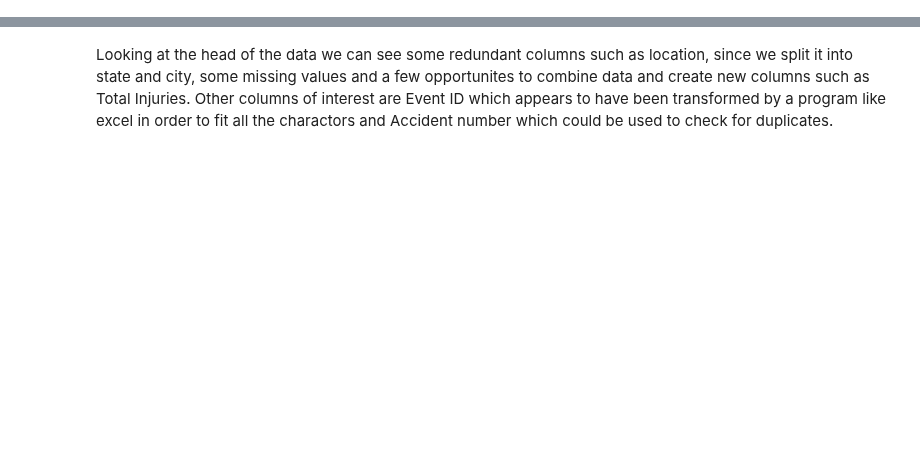
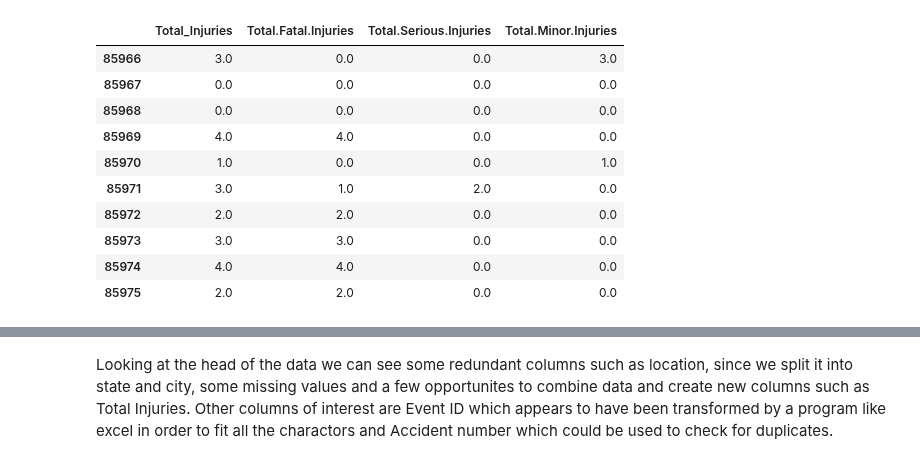
Before and after one commit to sajmera9/MachineLearning1, a Jupyter notebook: Lab 1 - Visualization and Preprocessing .ipynb, the cells around one changed output, grey strips where cells are left out. Saved outputs shown, nothing was run; the diff lists cells and outputs as text; code cells hidden in the pictures; blank space fills up the shorter version.

Commit message:
data cleanup completed

```diff
--- a/Lab 1 - Visualization and Preprocessing .ipynb
+++ b/Lab 1 - Visualization and Preprocessing .ipynb
@@ -147,4 +124,5 @@ memory usage: 20.3+ MB
 # %%
+pd.set_option('display.max_columns', 32)
 aviation_data.head()
 # %% [output]
 |  | Event.Id | Investigation.Type | Accident.Number | Event.Date | LOCATION | Country | Latitude | Longitude | ... |
@@ -161,0 +191,23 @@ aviation_data['State'] = aviation_data['LOCATION'].str.split(',').str[1]
+# %%
+#adding a total injuries column
+#next we need to fill in the NaN values with the injury columns in order to make our new column
+#many of the rows filled in NaN opposed to 0 for number of injuries
+aviation_data.update(aviation_data[['Total.Fatal.Injuries','Total.Serious.Injuries','Total.Minor.Injuries']].fillna(0))
+
+aviation_data["Total_Injuries"] = aviation_data['Total.Fatal.Injuries'] \
+                            + aviation_data['Total.Serious.Injuries'] \
+                            + aviation_data['Total.Minor.Injuries']
+num_inj=aviation_data[["Total_Injuries",'Total.Fatal.Injuries','Total.Serious.Injuries','Total.Minor.Injuries',]]
+num_inj.tail(10)
+# %% [output]
+|  | Total_Injuries | Total.Fatal.Injuries | Total.Serious.Injuries | Total.Minor.Injuries |
+| 85966 | 3.0 | 0.0 | 0.0 | 3.0 |
+| 85967 | 0.0 | 0.0 | 0.0 | 0.0 |
+| 85968 | 0.0 | 0.0 | 0.0 | 0.0 |
+| 85969 | 4.0 | 4.0 | 0.0 | 0.0 |
+| 85970 | 1.0 | 0.0 | 0.0 | 1.0 |
+| 85971 | 3.0 | 1.0 | 2.0 | 0.0 |
+| 85972 | 2.0 | 2.0 | 0.0 | 0.0 |
+| 85973 | 3.0 | 3.0 | 0.0 | 0.0 |
+| 85974 | 4.0 | 4.0 | 0.0 | 0.0 |
+| 85975 | 2.0 | 2.0 | 0.0 | 0.0 |
```
Also changed, not shown: parts of 52 cells of this notebook.
